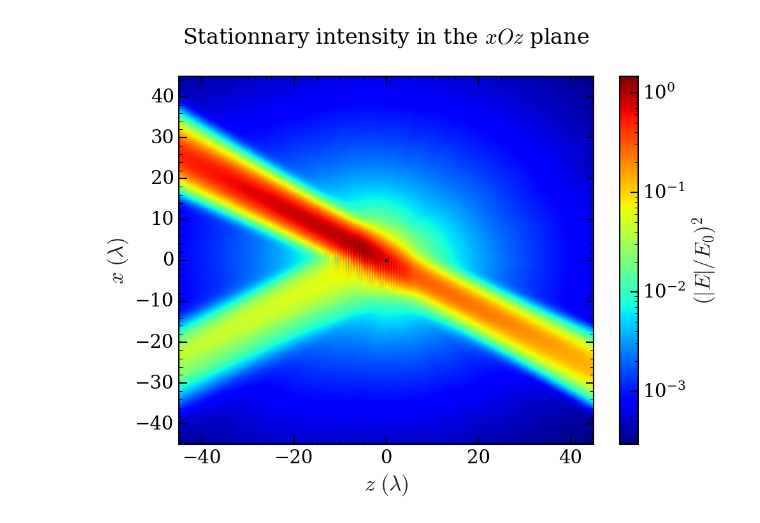
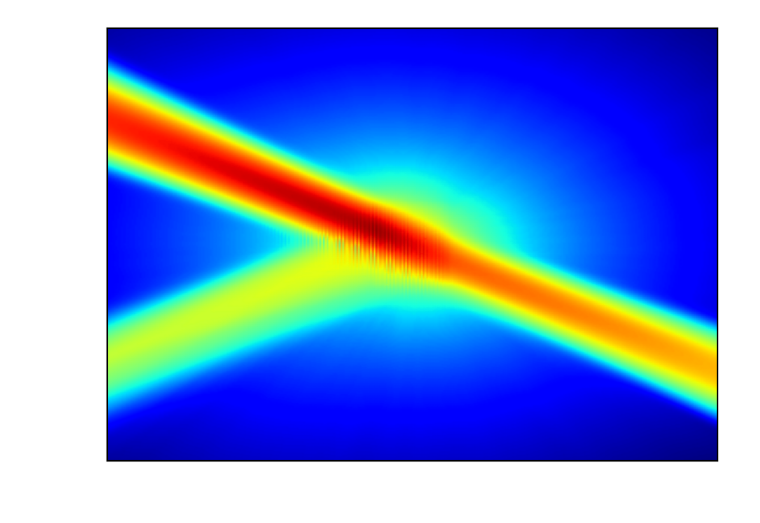
Before and after one commit to alexandremnd/CollectiveScattering, a Jupyter notebook: visualization.ipynb, the cells around one changed output. Drawn from its saved outputs; the diff is of its cells as text; code cells hidden in the pictures.

```diff
--- a/visualization.ipynb
+++ b/visualization.ipynb
@@ -6,9 +6,9 @@ from matplotlib.patches import Rectangle
 
 plt.style.use('article.mplstyle')
 # %%
-X = np.loadtxt("X_2D.csv", delimiter=",")
-Z = np.loadtxt("Z_2D.csv", delimiter=",")
-intensity = np.loadtxt("intensity_2D.csv", delimiter=",")
+X = np.loadtxt("save/X_2D.csv", delimiter=",")
+Z = np.loadtxt("save/Z_2D.csv", delimiter=",")
+intensity = np.loadtxt("save/intensity_2D.csv", delimiter=",")
 
 def show_intensity_xOz(I, x, z, scatterers,  *arrow_directions, cmap='binary'):
     x_max = np.max(scatterers[:, 0])
@@ -20,24 +20,26 @@ def show_intensity_xOz(I, x, z, scatterers,  *arrow_directions, cmap='binary'):
     ax = fig.add_subplot()
 
     surface = ax.pcolormesh(z, x, I, cmap=cmap, norm=LogNorm(vmin=np.min(I), vmax=np.max(I)), shading='gouraud')
-    cbar = fig.colorbar(surface, ax=ax)
-    cbar.set_label("$(|E|/E_0)^2$")
+    # cbar = fig.colorbar(surface, ax=ax)
+    # cbar.set_label("$(|E|/E_0)^2$")
 
-    rect = Rectangle((z_min, x_min), width=z_max-z_min, height=x_max-x_min, linewidth=1.5, linestyle='--',
-                     edgecolor='black', facecolor='none')
-    ax.add_patch(rect)
+    # rect = Rectangle((z_min, x_min), width=z_max-z_min, height=x_max-x_min, linewidth=1.5, linestyle='--',
+    #                  edgecolor='black', facecolor='none')
+    # ax.add_patch(rect)
 
-    for direction in arrow_directions:
-        plt.quiver(0, 0, direction[2], direction[0], angles='xy', scale=8)
+    # for direction in arrow_directions:
+    #     plt.quiver(0, 0, direction[2], direction[0], angles='xy', scale=8)
 
-    plt.xlabel('$z ~ (\\lambda)$')
-    plt.ylabel("$x ~ (\\lambda)$")
-    ax.set_title(f"Stationnary intensity in the $xOz$ plane\n")
+    # plt.xlabel('$z ~ (\\lambda)$')
+    # plt.ylabel("$x ~ (\\lambda)$")
+    # ax.set_title(f"Stationnary intensity in the $xOz$ plane\n")
 # %%
 show_intensity_xOz(intensity, X, Z, X, [0, 0, 0], [0, 0, 0], cmap='jet')
 plt.gca().set_facecolor('none')
 plt.gcf().patch.set_facecolor('none')
+plt.xticks([])
+plt.yticks([])
 plt.savefig("intensity.png", dpi=600, bbox_inches='tight')
 plt.show()
 # %% [output]
-[figure, old version]
+[figure, new version]
```
Also changed, not shown: 3 other files.
